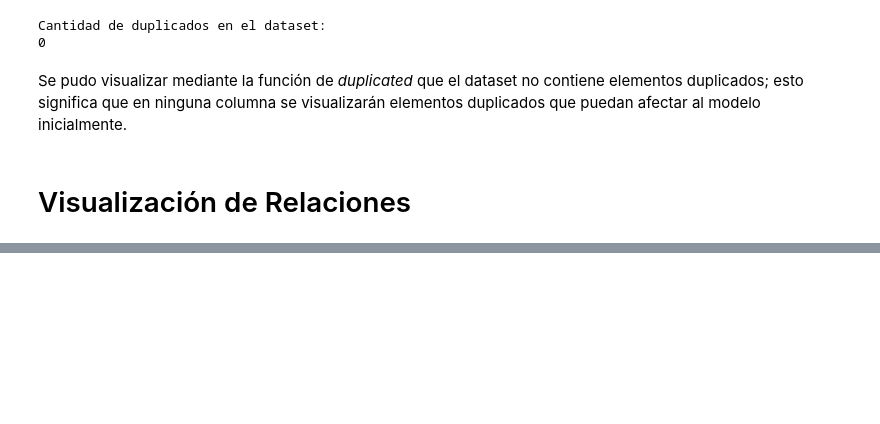
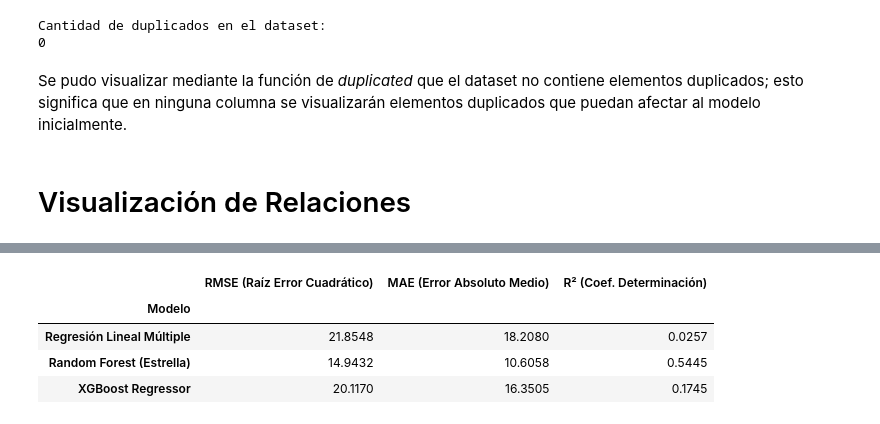
Before and after one commit to CtrlAltBryan/spotify-uide, a Jupyter notebook: notebooks/spotify_analysis.ipynb, the cells around one changed output, grey strips where cells are left out. Drawn from its saved outputs; the diff is of its cells as text; code cells hidden in the pictures; blank space fills up the shorter version.

```diff
--- a/notebooks/spotify_analysis.ipynb
+++ b/notebooks/spotify_analysis.ipynb
@@ -367,0 +222,78 @@ print("Tabla de comparación de métricas preparada. Pendiente de ejecución en
+# %%
+# ==========================================
+# PREPROCESAMIENTO, ESCALADO Y MODELADO
+# ==========================================
+import numpy as np
+import pandas as pd
+from sklearn.model_selection import train_test_split
+from sklearn.preprocessing import StandardScaler
+from sklearn.linear_model import LinearRegression
+from sklearn.ensemble import RandomForestRegressor
+from xgboost import XGBRegressor
+from sklearn.metrics import mean_squared_error, mean_absolute_error, r2_score
+
+# Supongamos que df_cleaned ya pasó por la eliminación de duplicados y nulos de la Entrega 1.
+# Seleccionamos las columnas numéricas que representan las características musicales explicativas (X)
+caracteristicas_musicales = [
+    'danceability', 'energy', 'key', 'loudness', 'mode', 'speechiness',
+    'acousticness', 'instrumentalness', 'liveness', 'valence', 'tempo',
+    'time_signature', 'duration_ms', 'explicit'
+]
+
+X = df_cleaned[caracteristicas_musicales]
+y = df_cleaned['popularity']
+semilla = 14
+
+# 1. División de los datos en Entrenamiento (80%) y Prueba (20%)
+X_train, X_test, y_train, y_test = train_test_split(X, y, test_size=0.2, random_state=semilla)
+
+# 2. Escalado y Estandarización preliminar (Crucial para Regresión Lineal)
+scaler = StandardScaler()
+X_train_scaled = scaler.fit_transform(X_train)
+X_test_scaled = scaler.transform(X_test)
+
+print(f"Set de entrenamiento: {X_train_scaled.shape}")
+print(f"Set de prueba: {X_test_scaled.shape}")
+
+# 3. Inicialización de los 3 Modelos Seleccionados
+modelo_lr  = LinearRegression()
+modelo_rf  = RandomForestRegressor(n_estimators=100, random_state=semilla, n_jobs=-1) # Optimizado con n_jobs=-1 para Colab
+modelo_xgb = XGBRegressor(n_estimators=100, learning_rate=0.1, random_state=semilla, n_jobs=-1)
+
+# 4. Entrenamiento de los modelos
+print("\nEntrenando Regresión Lineal Múltiple...")
+modelo_lr.fit(X_train_scaled, y_train)
+
+print("Entrenando Random Forest Regressor (Modelo Estrella)...")
+modelo_rf.fit(X_train_scaled, y_train)
+
+print("Entrenando XGBoost Regressor...")
+modelo_xgb.fit(X_train_scaled, y_train)
+
+# 5. Generación de Predicciones
+y_pred_lr  = modelo_lr.predict(X_test_scaled)
+y_pred_rf  = modelo_rf.predict(X_test_scaled)
+y_pred_xgb = modelo_xgb.predict(X_test_scaled)
+
+# 6. Evaluación y Estructuración de Métricas
+def calcular_metricas(nombre_modelo, y_real, y_pred):
+    rmse = np.sqrt(mean_squared_error(y_real, y_pred))
+    mae  = mean_absolute_error(y_real, y_pred)
+    r2   = r2_score(y_real, y_pred)
+    return {
+        'Modelo': nombre_modelo,
+        'RMSE (Raíz Error Cuadrático)': round(rmse, 4),
+        'MAE (Error Absoluto Medio)': round(mae, 4),
+        'R² (Coef. Determinación)': round(r2, 4)
+    }
+
+resultados = [
+    calcular_metricas('Regresión Lineal Múltiple', y_test, y_pred_lr),
+    calcular_metricas('Random Forest (Estrella)', y_test, y_pred_rf),
+    calcular_metricas('XGBoost Regressor', y_test, y_pred_xgb)
+]
+
+# Tabla Comparativa de Desempeño
+df_resultados = pd.DataFrame(resultados).set_index('Modelo')
+display(df_resultados)
+# %% [output]
@@ -367,0 +306,5 @@ print("Tabla de comparación de métricas preparada. Pendiente de ejecución en
+|  | RMSE (Raíz Error Cuadrático) | MAE (Error Absoluto Medio) | R² (Coef. Determinación) |
+| Modelo |  |  |  |
+| Regresión Lineal Múltiple | 21.8548 | 18.2080 | 0.0257 |
+| Random Forest (Estrella) | 14.9432 | 10.6058 | 0.5445 |
+| XGBoost Regressor | 20.1170 | 16.3505 | 0.1745 |
```
Also changed, not shown: parts of 12 cells of this notebook, 1 other file.
